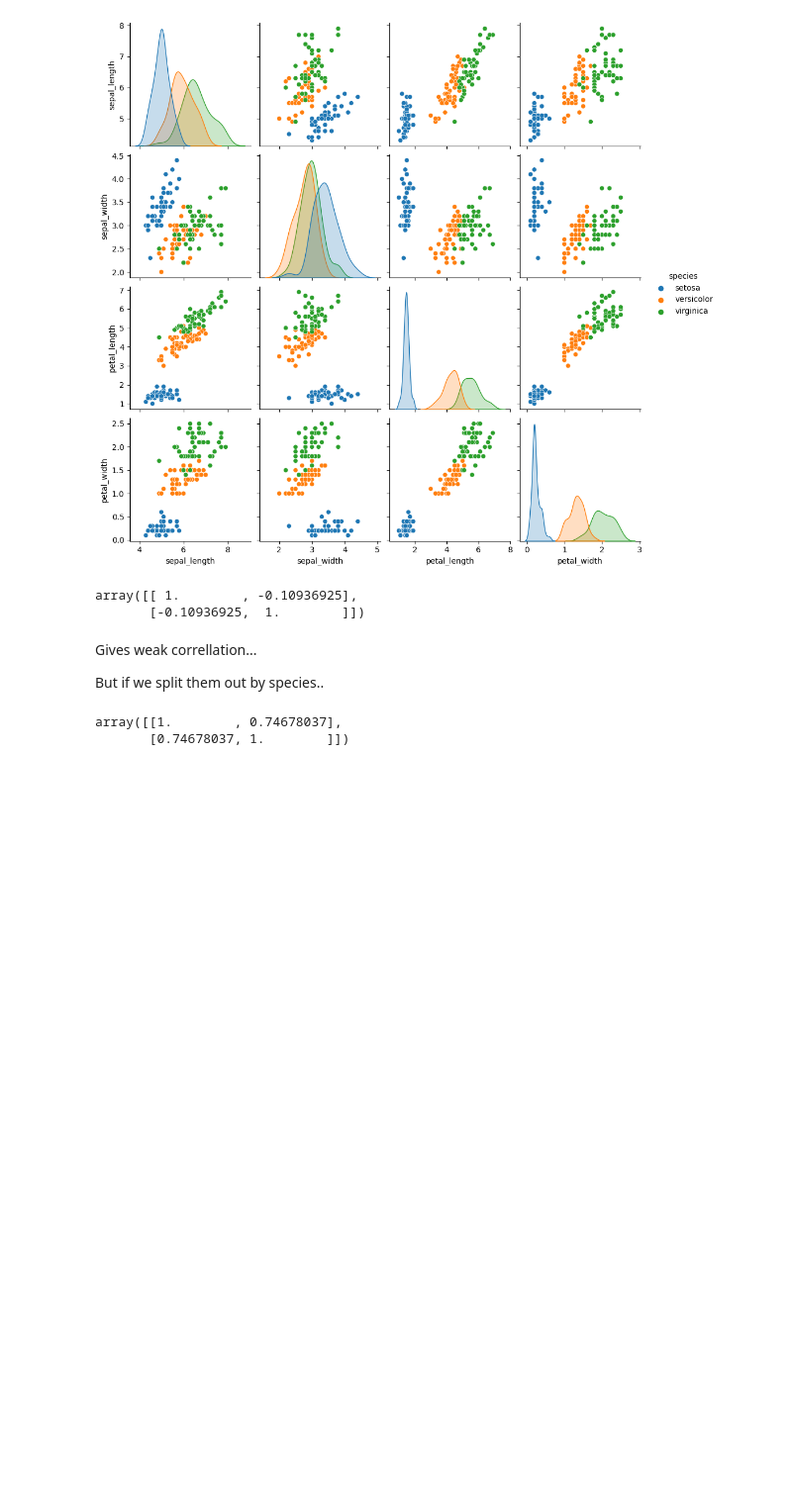
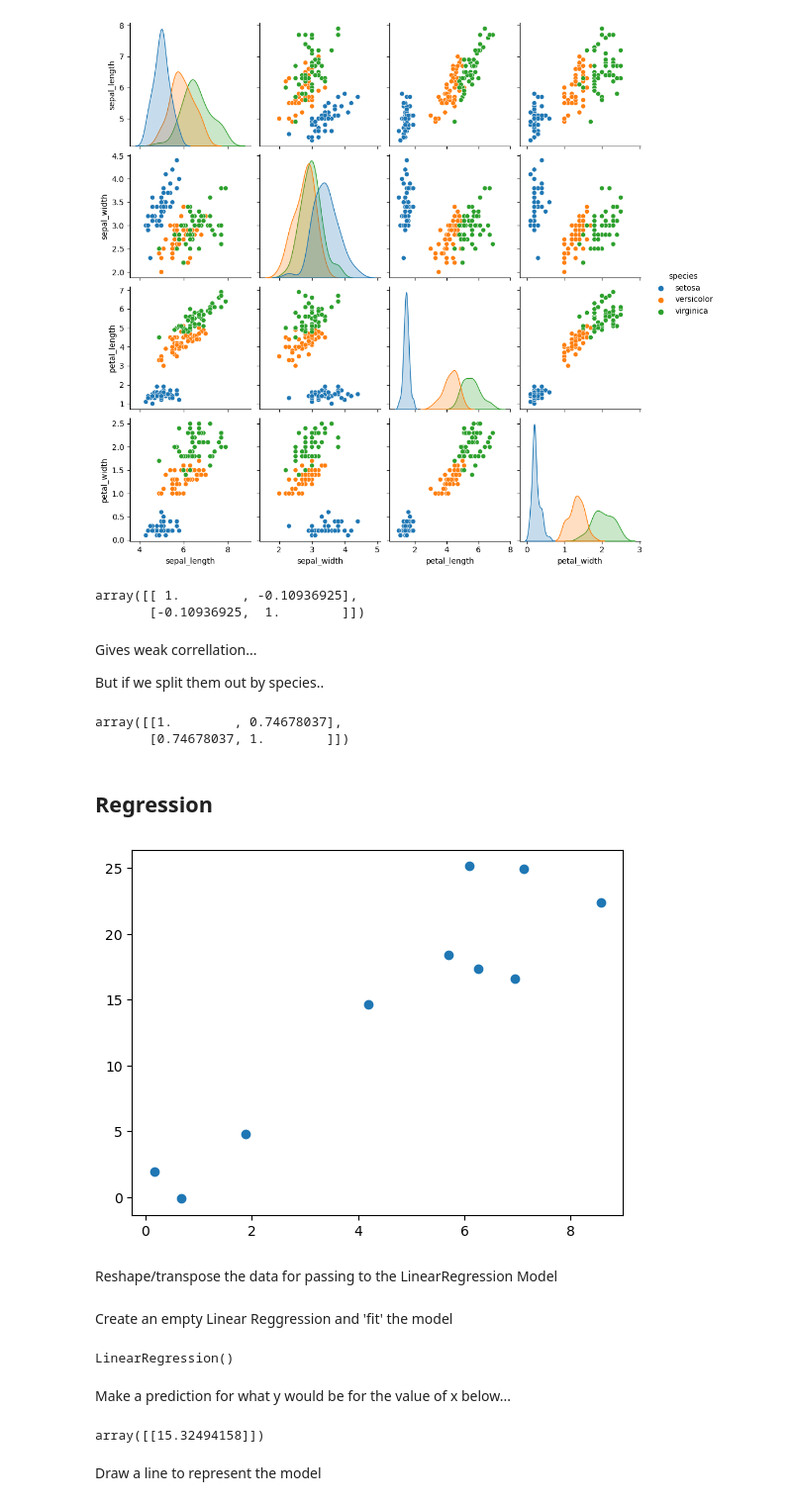
Before and after one commit to PeeBs68/mywork, a Jupyter notebook: prog_da_week7.ipynb, the cells around one changed output. Shown at 99% size. Cells and saved outputs as stored; diff of their text form; code cells hidden in the pictures; blank space fills up the shorter version.

```diff
--- a/prog_da_week7.ipynb
+++ b/prog_da_week7.ipynb
@@ -278,3 +278,15 @@ r
 # %% [output]
 array([[1.        , 0.74678037],
        [0.74678037, 1.        ]])
+# %% [markdown]
+## Regression
+# %%
+rng = np.random.default_rng() # will create values between 0 and 1
+x = rng.random(10) * 10 # multiple by 10 to get values between 0 and 10
+y = 3*x + 4 + ((rng.random(10)*20) -10) # adding 'noise' i.e. non normal data
+plt.scatter(x,y)
+plt.show()
+# %% [output]
+[figure, added]
+# %% [markdown]
+Reshape/transpose the data for passing to the LinearRegression Model
@@ -280,0 +296,16 @@ array([[1.        , 0.74678037],
+# %% [markdown]
+Create an empty Linear Reggression and 'fit' the model
+# %%
+lr = LinearRegression()
+lr.fit(x,y)
+# %% [output]
+LinearRegression()
+# %% [markdown]
+Make a prediction for what y would be for the value of x below...
+# %%
+pred = lr.predict([[5]])
+pred
+# %% [output]
+array([[15.32494158]])
+# %% [markdown]
+Draw a line to represent the model
```
Also changed, not shown: parts of 20 cells of this notebook.
